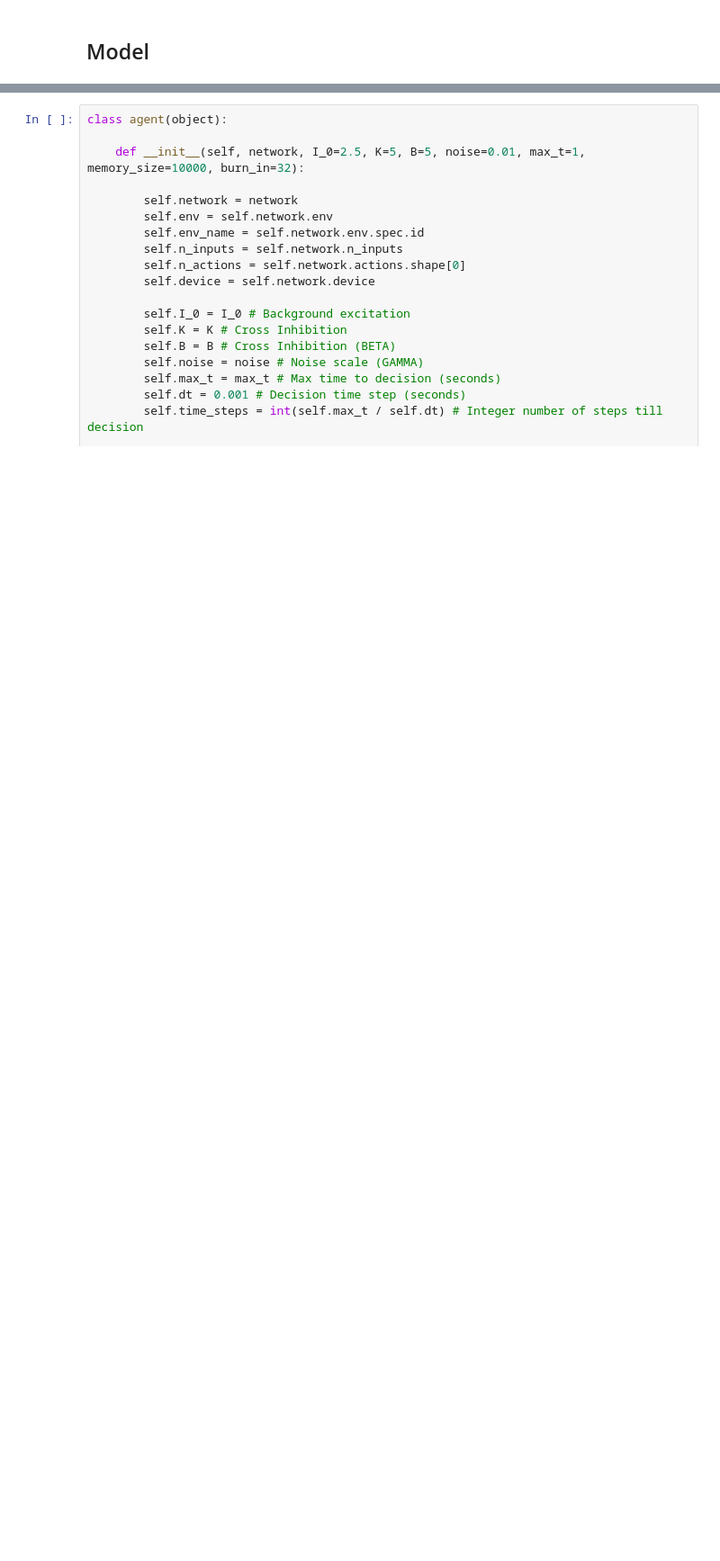
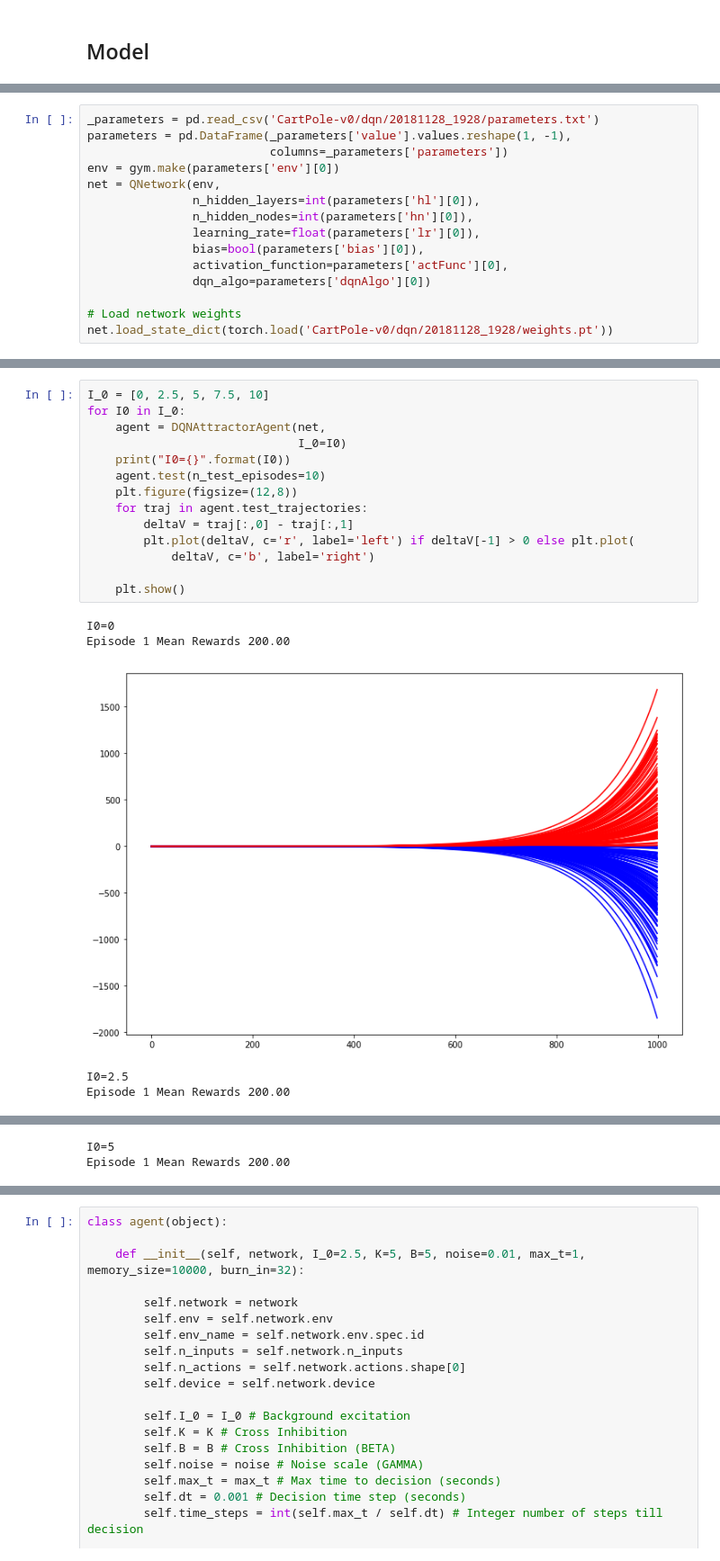
Before and after one commit to hubbs5/adm-cmu, a Jupyter notebook: project_notebook.ipynb, the cells around one changed output, grey strips where cells are left out. Shown at 90% size. Drawn from its saved outputs; the diff is of its cells as text; blank space fills up the shorter version.

Commit message:
new results and updated testing function

```diff
--- a/project_notebook.ipynb
+++ b/project_notebook.ipynb
@@ -72,0 +103,15 @@ qnet = QNetwork(env)
+# %%
+_parameters = pd.read_csv('CartPole-v0/dqn/20181128_1928/parameters.txt')
+parameters = pd.DataFrame(_parameters['value'].values.reshape(1, -1),
+                          columns=_parameters['parameters'])
+env = gym.make(parameters['env'][0])
+net = QNetwork(env,
+               n_hidden_layers=int(parameters['hl'][0]),
+               n_hidden_nodes=int(parameters['hn'][0]),
+               learning_rate=float(parameters['lr'][0]),
+               bias=bool(parameters['bias'][0]),
+               activation_function=parameters['actFunc'][0],
+               dqn_algo=parameters['dqnAlgo'][0])
+
+# Load network weights
+net.load_state_dict(torch.load('CartPole-v0/dqn/20181128_1928/weights.pt'))
@@ -72,0 +127,20 @@ qnet = QNetwork(env)
+# %%
+I_0 = [0, 2.5, 5, 7.5, 10]
+for I0 in I_0:
+    agent = DQNAttractorAgent(net,
+                              I_0=I0)
+    print("I0={}".format(I0))
+    agent.test(n_test_episodes=10)
+    plt.figure(figsize=(12,8))
+    for traj in agent.test_trajectories:
+        deltaV = traj[:,0] - traj[:,1]
+        plt.plot(deltaV, c='r', label='left') if deltaV[-1] > 0 else plt.plot(
+            deltaV, c='b', label='right')
+
+    plt.show()
+# %% [output]
+I0=0
+Episode 1 Mean Rewards 200.00
+[figure, added]
+I0=2.5
+Episode 1 Mean Rewards 200.00
@@ -72,0 +148,2 @@ qnet = QNetwork(env)
+I0=5
+Episode 1 Mean Rewards 200.00
```
Also changed, not shown: parts of 12 cells of this notebook, 23 other files.
